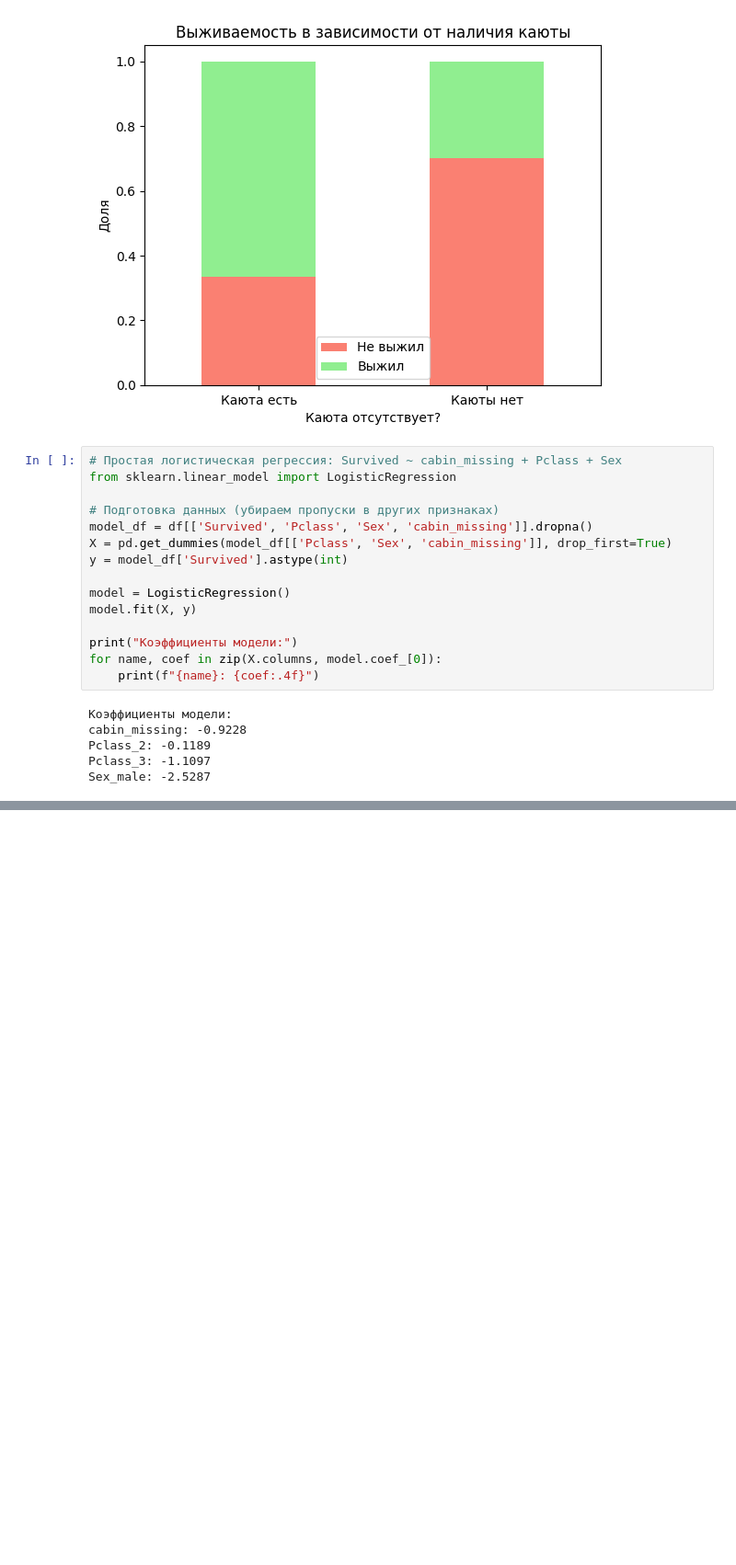
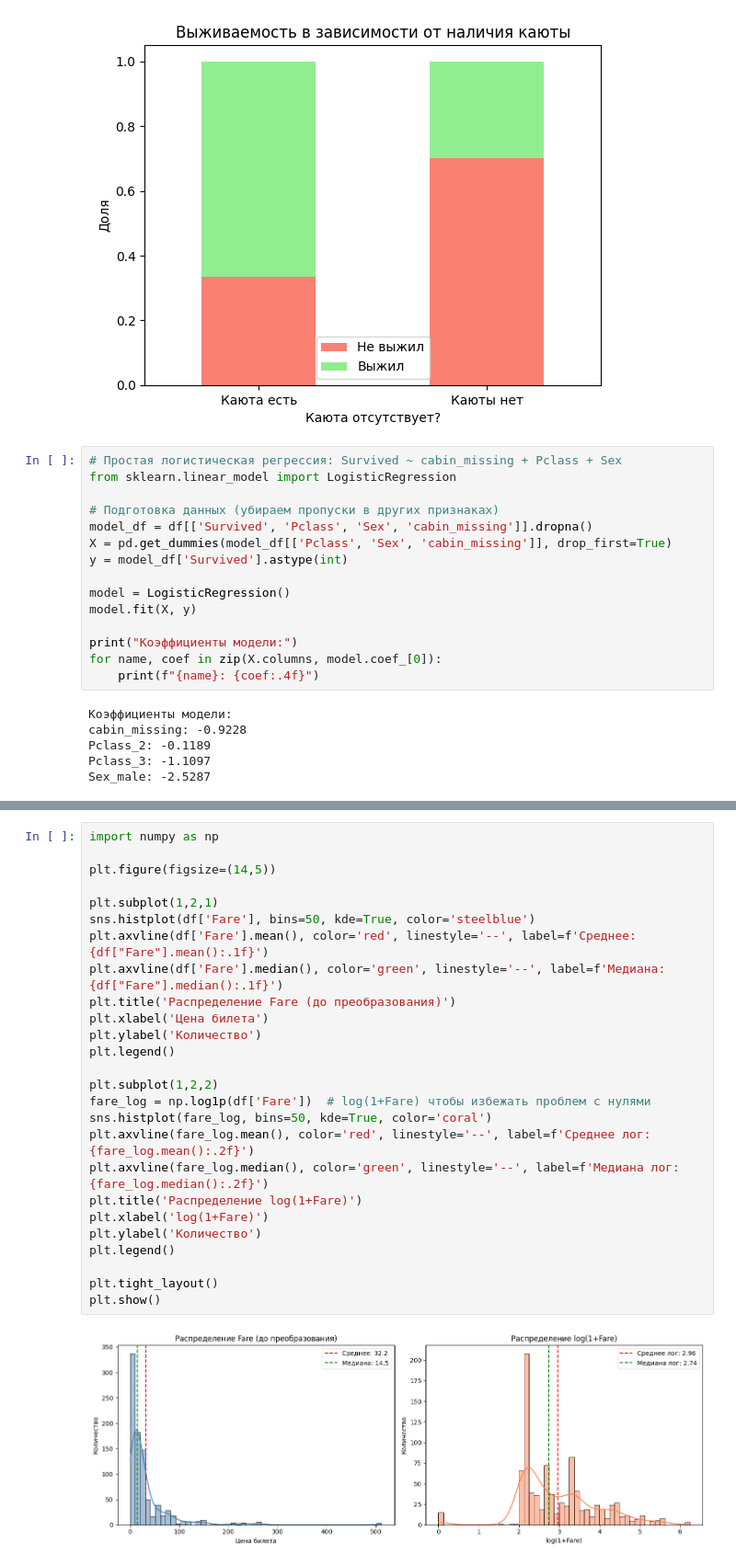
Before and after one commit to Lorr1ck/lab1_data_analysis, a Jupyter notebook: notebooks/02_data_understanding_advanced.ipynb, the cells around one changed output, grey strips where cells are left out. Shown at 92% size. Drawn from its saved outputs; the diff is of its cells as text; blank space fills up the shorter version.

```diff
--- a/notebooks/02_data_understanding_advanced.ipynb
+++ b/notebooks/02_data_understanding_advanced.ipynb
@@ -295,0 +350,28 @@ Sex_male: -2.5287
+# %%
+import numpy as np
+
+plt.figure(figsize=(14,5))
+
+plt.subplot(1,2,1)
+sns.histplot(df['Fare'], bins=50, kde=True, color='steelblue')
+plt.axvline(df['Fare'].mean(), color='red', linestyle='--', label=f'Среднее: {df["Fare"].mean():.1f}')
+plt.axvline(df['Fare'].median(), color='green', linestyle='--', label=f'Медиана: {df["Fare"].median():.1f}')
+plt.title('Распределение Fare (до преобразования)')
+plt.xlabel('Цена билета')
+plt.ylabel('Количество')
+plt.legend()
+
+plt.subplot(1,2,2)
+fare_log = np.log1p(df['Fare'])  # log(1+Fare) чтобы избежать проблем с нулями
+sns.histplot(fare_log, bins=50, kde=True, color='coral')
+plt.axvline(fare_log.mean(), color='red', linestyle='--', label=f'Среднее лог: {fare_log.mean():.2f}')
+plt.axvline(fare_log.median(), color='green', linestyle='--', label=f'Медиана лог: {fare_log.median():.2f}')
+plt.title('Распределение log(1+Fare)')
+plt.xlabel('log(1+Fare)')
+plt.ylabel('Количество')
+plt.legend()
+
+plt.tight_layout()
+plt.show()
+# %% [output]
+[figure, added]
```
Also changed, not shown: parts of 35 cells of this notebook, 2 other files.
